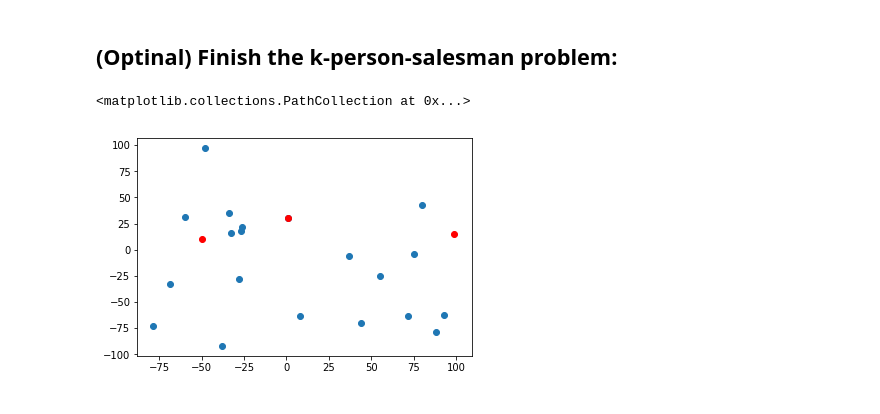
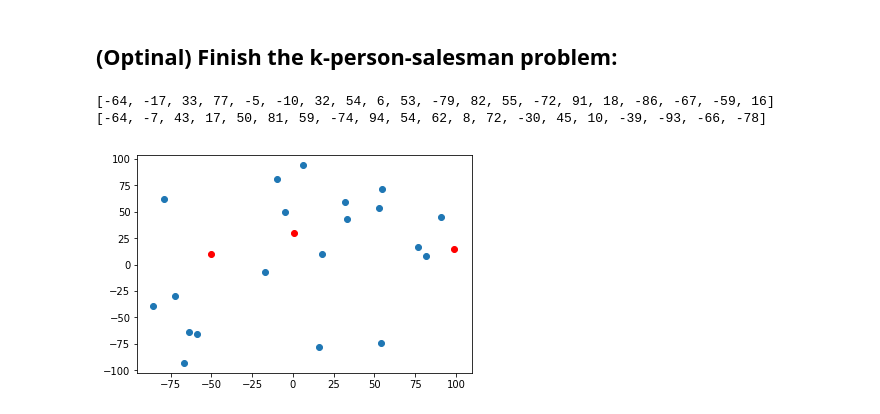
Before and after one commit to dinglight/ainlp_2019_summer, a Jupyter notebook: lesson03/lesson03-assignment.ipynb, the cells around one changed output. Cells and saved outputs as stored; diff of their text form; code cells hidden in the pictures.

```diff
--- a/lesson03/lesson03-assignment.ipynb
+++ b/lesson03/lesson03-assignment.ipynb
@@ -369,17 +369,21 @@ https://getbootstrap.com/; https://www.w3schools.com/html/
 import random
 import matplotlib.pylab as plt
 
-latitudes = [random.randint(-100, 100) for _ in range(20)]
-longitude = [random.randint(-100, 100) for _ in range(20)]
+latitudes  = [random.randint(-100, 100) for _ in range(20)]
+longitudes = [random.randint(-100, 100) for _ in range(20)]
 # %%
 chosen_p = (-50, 10)
 chosen_p2 = (1, 30)
 chosen_p3 = (99, 15)
 
-plt.scatter(latitudes, longitude)
+plt.scatter(latitudes, longitudes)
 plt.scatter([chosen_p[0]], [chosen_p[1]], color='r')
 plt.scatter([chosen_p2[0]], [chosen_p2[1]], color='r')
 plt.scatter([chosen_p3[0]], [chosen_p3[1]], color='r')
+
+print(latitudes)
+print(longitudes)
 # %% [output]
-<matplotlib.collections.PathCollection at 0x...>
+[-64, -17, 33, 77, -5, -10, 32, 54, 6, 53, -79, 82, 55, -72, 91, 18, -86, -67, -59, 16]
+[-64, -7, 43, 17, 50, 81, 59, -74, 94, 54, 62, 8, 72, -30, 45, 10, -39, -93, -66, -78]
-[figure, old version]
+[figure, new version]
```
Also changed, not shown: parts of 3 cells of this notebook, 1 other file.
